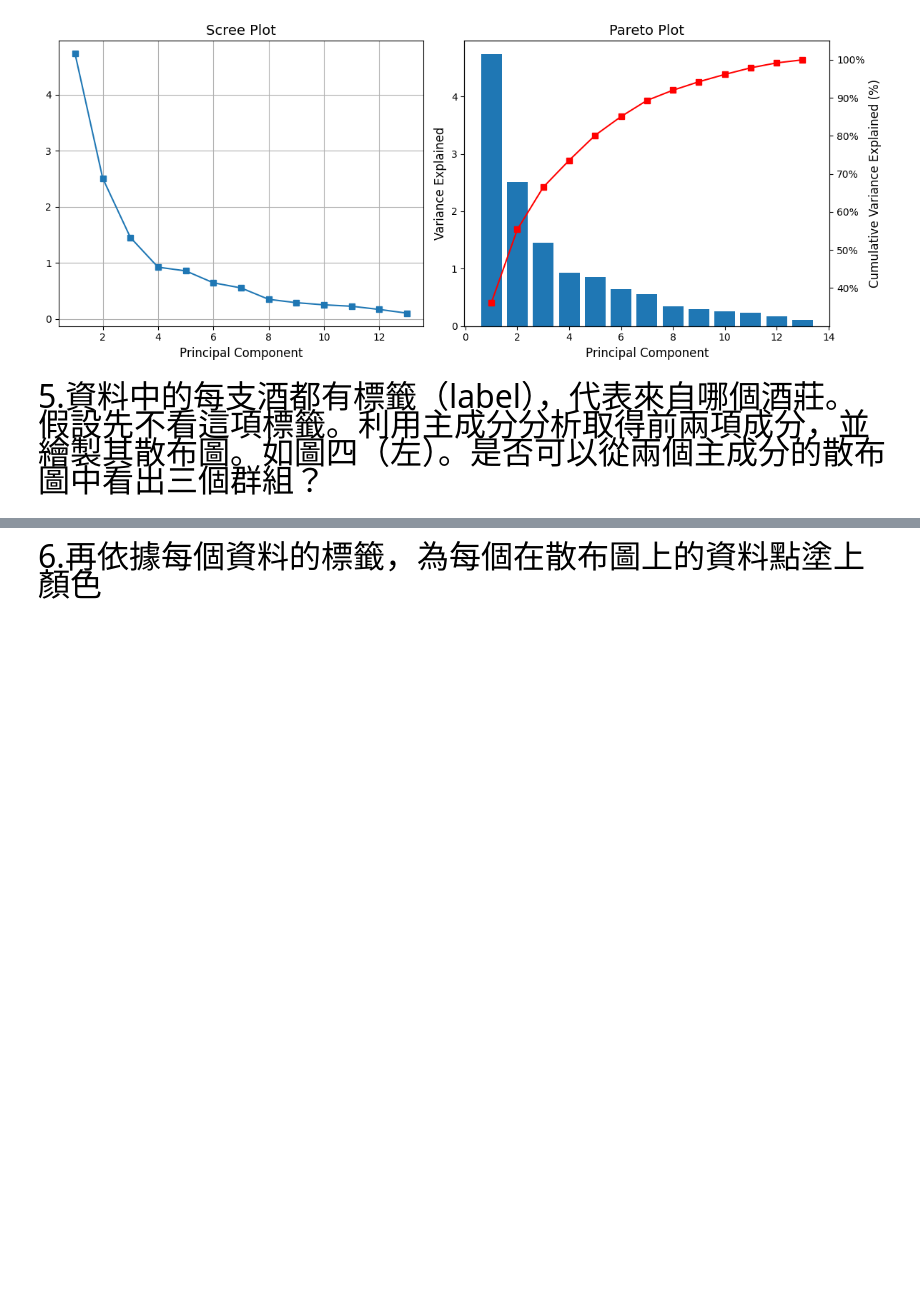
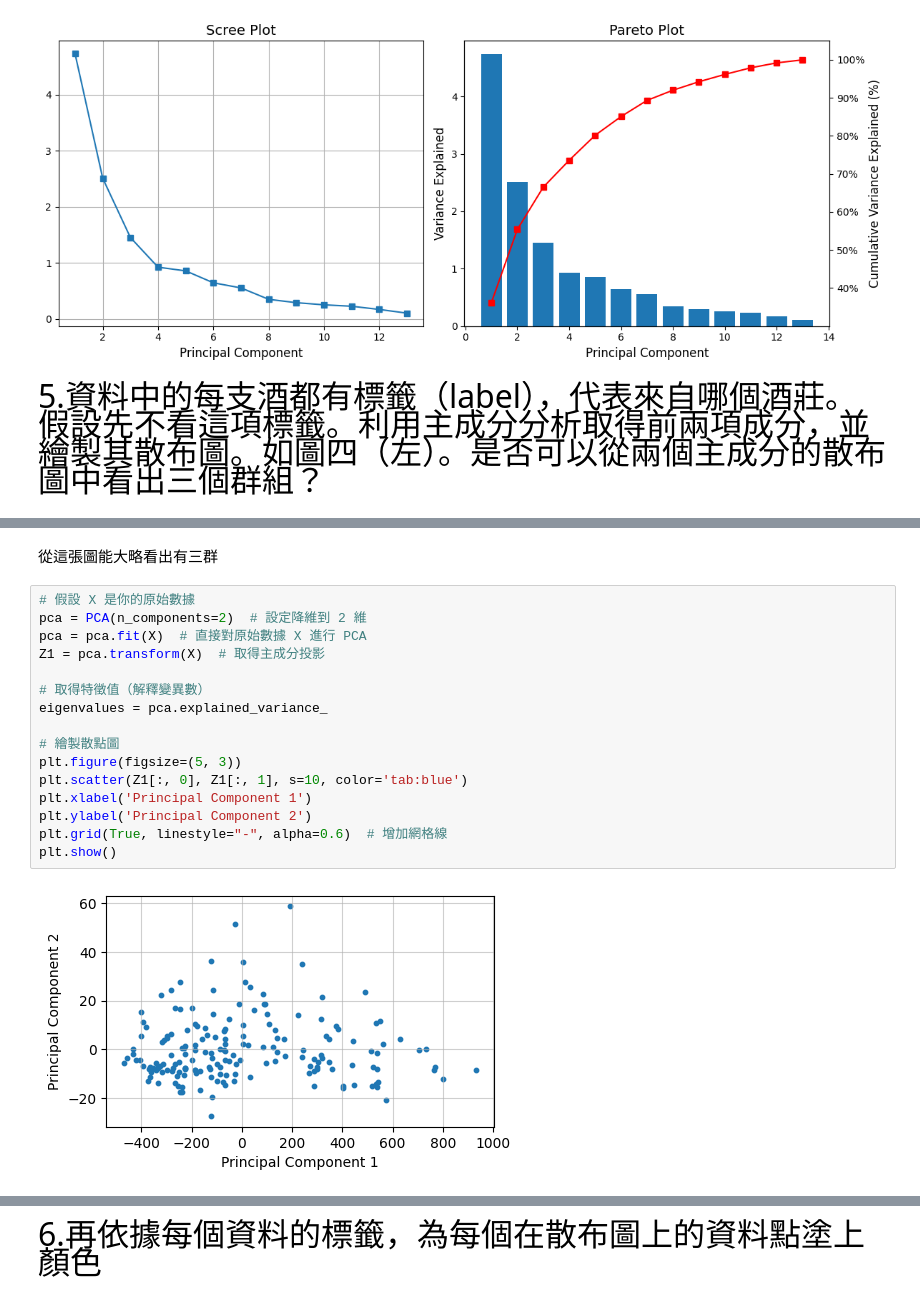
Before and after one commit to TZU-CHI1115/ML711333104, a Jupyter notebook: HW1.ipynb, the cells around one changed output, grey strips where cells are left out. Saved outputs shown, nothing was run; the diff lists cells and outputs as text; blank space fills up the shorter version.

```diff
--- a/HW1.ipynb
+++ b/HW1.ipynb
@@ -167,0 +164,20 @@ plt.show()
+# %% [markdown]
+從這張圖能大略看出有三群
+# %%
+# 假設 X 是你的原始數據
+pca = PCA(n_components=2)  # 設定降維到 2 維
+pca = pca.fit(X)  # 直接對原始數據 X 進行 PCA
+Z1 = pca.transform(X)  # 取得主成分投影
+
+# 取得特徵值（解釋變異數）
+eigenvalues = pca.explained_variance_
+
+# 繪製散點圖
+plt.figure(figsize=(5, 3))
+plt.scatter(Z1[:, 0], Z1[:, 1], s=10, color='tab:blue')
+plt.xlabel('Principal Component 1')
+plt.ylabel('Principal Component 2')
+plt.grid(True, linestyle="-", alpha=0.6)  # 增加網格線
+plt.show()
+# %% [output]
+[figure, added]
```
Also changed, not shown: parts of 11 cells of this notebook.
